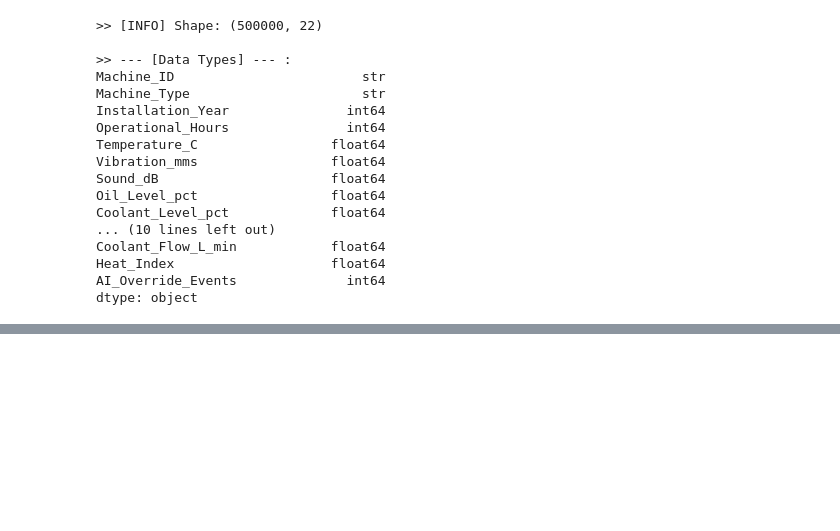
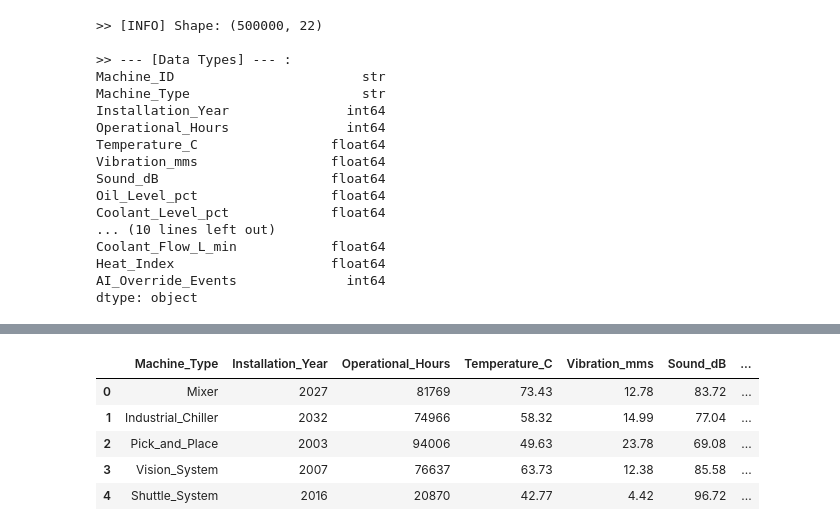
Before and after one commit to DavidF-22/ICT5101-IoT_Project, a Jupyter notebook: PartB/src/IoT_PartB_Predictive_Maintenance.ipynb, the cells around one changed output, grey strips where cells are left out. Saved outputs shown, nothing was run; the diff lists cells and outputs as text; code cells hidden in the pictures; blank space fills up the shorter version.

```diff
--- a/PartB/src/IoT_PartB_Predictive_Maintenance.ipynb
+++ b/PartB/src/IoT_PartB_Predictive_Maintenance.ipynb
@@ -69,0 +105,12 @@ dtype: object
+# %%
+df = df.drop(columns=["Machine_ID"])                    # Drop identifier
+df = df.drop(columns=["Remaining_Useful_Life_days"])    # Avoid data leakage
+
+display(df.head(5))
+# %% [output]
+|  | Machine_Type | Installation_Year | Operational_Hours | Temperature_C | Vibration_mms | Sound_dB | ... |
+| 0 | Mixer | 2027 | 81769 | 73.43 | 12.78 | 83.72 | ... |
+| 1 | Industrial_Chiller | 2032 | 74966 | 58.32 | 14.99 | 77.04 | ... |
+| 2 | Pick_and_Place | 2003 | 94006 | 49.63 | 23.78 | 69.08 | ... |
+| 3 | Vision_System | 2007 | 76637 | 63.73 | 12.38 | 85.58 | ... |
+| 4 | Shuttle_System | 2016 | 20870 | 42.77 | 4.42 | 96.72 | ... |
```
Also changed, not shown: parts of 63 cells of this notebook.
